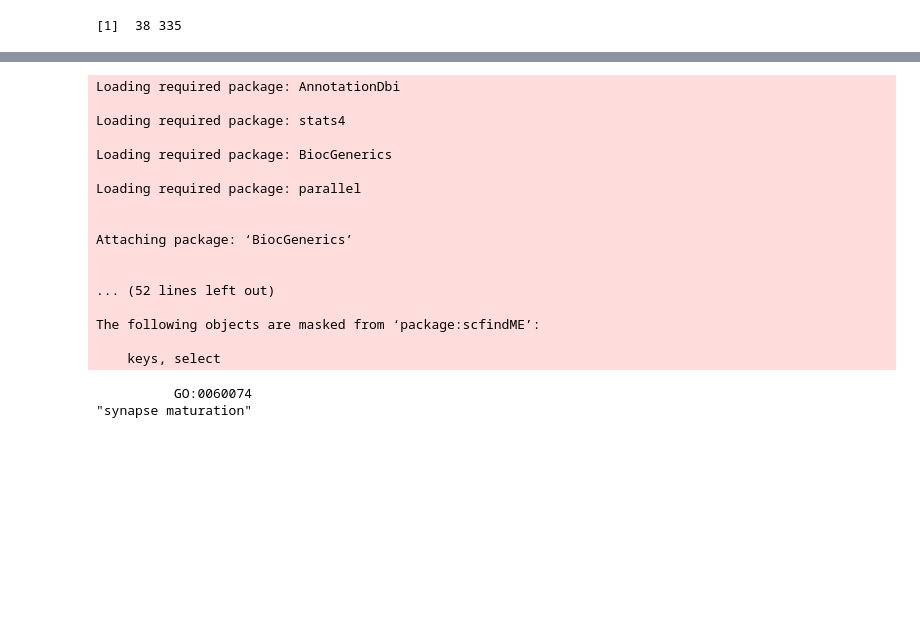
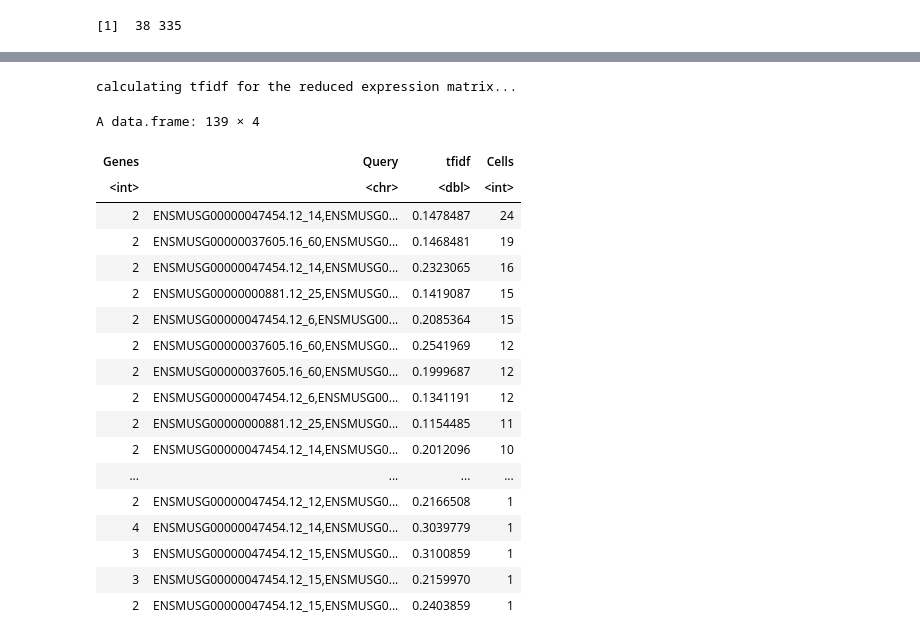
Before and after one commit to hemberg-lab/scfindME, a Jupyter notebook: scfindME_usage_summary.ipynb, the cells around one changed output, grey strips where cells are left out. Saved outputs shown, nothing was run; the diff lists cells and outputs as text; code cells hidden in the pictures; blank space fills up the shorter version.

```diff
--- a/scfindME_usage_summary.ipynb
+++ b/scfindME_usage_summary.ipynb
@@ -1091,0 +821,4 @@ A data.frame: 6 × 335
+# %%
+# this function returns a list object including the below printed info
+
+dd <- plotRawPsiCorr(raw_psi, 'all_nodes', 'all_cell_types')
@@ -1186,28 +875,25 @@ A data.frame: 2 × 8
-# %%
-library(GO.db)
-
-# extract a named vector of all terms
-goterms <- Term('GO:0060074')
-# %% [output]
-Loading required package: AnnotationDbi
-
-Loading required package: stats4
-
-Loading required package: BiocGenerics
-
-Loading required package: parallel
-
-
-Attaching package: ‘BiocGenerics’
-
-
-... (52 lines left out)
-
-The following objects are masked from ‘package:scfindME’:
-
-    keys, select
-# %%
-goterms
-# %% [output]
-          GO:0060074
-"synapse maturation"
+# %%
+# run markerGenes using top pos correlated nodes
+
+markerGenes(tasic, levels(factor(dd$sig_pos_corr$Var1))) %>% arrange(desc(Cells, tfidf))
+# %% [output]
+calculating tfidf for the reduced expression matrix...
+A data.frame: 139 × 4
+| Genes | Query | tfidf | Cells |
+| <int> | <chr> | <dbl> | <int> |
+| 2 | ENSMUSG00000047454.12_14,ENSMUSG0... | 0.1478487 | 24 |
+| 2 | ENSMUSG00000037605.16_60,ENSMUSG0... | 0.1468481 | 19 |
+| 2 | ENSMUSG00000047454.12_14,ENSMUSG0... | 0.2323065 | 16 |
+| 2 | ENSMUSG00000000881.12_25,ENSMUSG0... | 0.1419087 | 15 |
+| 2 | ENSMUSG00000047454.12_6,ENSMUSG00... | 0.2085364 | 15 |
+| 2 | ENSMUSG00000037605.16_60,ENSMUSG0... | 0.2541969 | 12 |
+| 2 | ENSMUSG00000037605.16_60,ENSMUSG0... | 0.1999687 | 12 |
+| 2 | ENSMUSG00000047454.12_6,ENSMUSG00... | 0.1341191 | 12 |
+| 2 | ENSMUSG00000000881.12_25,ENSMUSG0... | 0.1154485 | 11 |
+| 2 | ENSMUSG00000047454.12_14,ENSMUSG0... | 0.2012096 | 10 |
+| ... | ... | ... | ... |
+| 2 | ENSMUSG00000047454.12_12,ENSMUSG0... | 0.2166508 | 1 |
+| 4 | ENSMUSG00000047454.12_14,ENSMUSG0... | 0.3039779 | 1 |
+| 3 | ENSMUSG00000047454.12_15,ENSMUSG0... | 0.3100859 | 1 |
+| 3 | ENSMUSG00000047454.12_15,ENSMUSG0... | 0.2159970 | 1 |
+| 2 | ENSMUSG00000047454.12_15,ENSMUSG0... | 0.2403859 | 1 |
```
Also changed, not shown: parts of 40 cells of this notebook, 7 other files.
